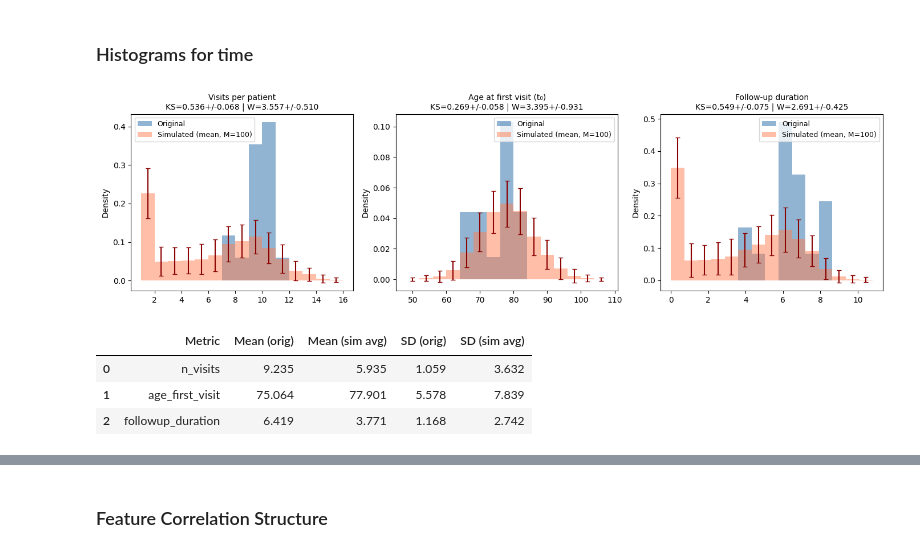
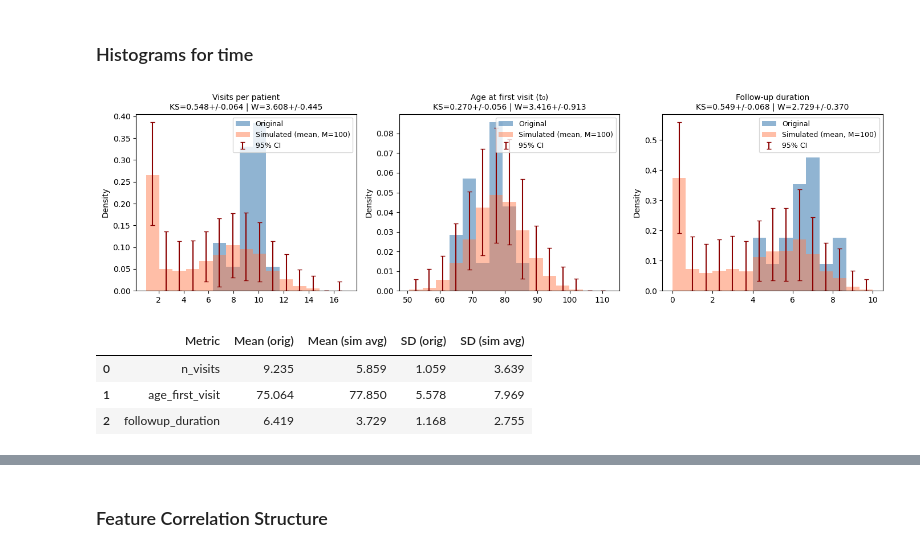
Before and after one commit to aramis-lab/leaspy, a Jupyter notebook: notebooks/2. Metrics.ipynb, the cells around one changed output, grey strips where cells are left out. Drawn from its saved outputs; the diff is of its cells as text; code cells hidden in the pictures.

Commit message:
added log rank, loading instead of fitting directly, CI instead of std, added diagnostic of 1-visit ID

```diff
--- a/notebooks/2. Metrics.ipynb
+++ b/notebooks/2. Metrics.ipynb
@@ -234,44 +232,55 @@ Trajectory RMSE per outcome: {'Y0': 0.0433, 'Y1': 0.037, 'Y2': 0.058, 'Y3': 0.06
 # %%
 
 # One row per patient — original
-surv_orig = df.drop_duplicates('ID')[['EVENT_TIME', 'EVENT_BOOL']].dropna().copy()
+# EVENT_BOOL: 0 = censored, 1 = primary event, 2 = competing event
+# KM treats competing events as censored (standard, if biased, approach)
+surv_orig = (
+    df.drop_duplicates('ID')[['EVENT_TIME', 'EVENT_BOOL']]
+    .dropna()
+    .copy()
+)
 surv_orig['event'] = (surv_orig['EVENT_BOOL'] == 1).astype(int)
 
-# Common time grid
+# Common time grid (derived from original cohort range only)
 t_min = surv_orig['EVENT_TIME'].min()
 t_max = surv_orig['EVENT_TIME'].max()
 t_grid = np.linspace(t_min, t_max, 500)
 
 # KM for original
 kmf_orig = KaplanMeierFitter()
-kmf_orig.fit(surv_orig['EVENT_TIME'], surv_orig['event'])
+kmf_orig.fit(surv_orig['EVENT_TIME'], event_observed=surv_orig['event'])
 s_orig = kmf_orig.survival_function_at_times(t_grid).values
 
-# KM for each simulation → collect survival curves on the common grid
+# KM for each simulation -> collect survival curves on the common grid
 s_sims = []
 event_rates = {k: [] for k in [0, 1, 2]}
 
 for df_s in sims:
-    surv_s = df_s.drop_duplicates('ID')[['EVENT_TIME', 'EVENT_BOOL']].dropna().copy()
+    surv_s = (
+        df_s.drop_duplicates('ID')[['EVENT_TIME', 'EVENT_BOOL']]
+        .dropna()
+        .copy()
+    )
     surv_s['event'] = (surv_s['EVENT_BOOL'] == 1).astype(int)
     kmf_s = KaplanMeierFitter()
-    kmf_s.fit(surv_s['EVENT_TIME'], surv_s['event'])
+    kmf_s.fit(surv_s['EVENT_TIME'], event_observed=surv_s['event'])
     s_sims.append(kmf_s.survival_function_at_times(t_grid).values)
     vc = surv_s['EVENT_BOOL'].value_counts(normalize=True)
     for k in [0, 1, 2]:
         event_rates[k].append(vc.get(k, 0.0))
 
-s_sims    = np.array(s_sims)          # (M, 500)
+s_sims     = np.array(s_sims)          # (M, 500)
 s_sim_mean = s_sims.mean(axis=0)
-s_sim_std  = s_sims.std(axis=0)
+s_sim_lo   = np.percentile(s_sims, 2.5, axis=0)
+s_sim_hi   = np.percentile(s_sims, 97.5, axis=0)
 
 integrated_diff = np.trapz(np.abs(s_orig - s_sim_mean), t_grid)
 
 fig, ax = plt.subplots(figsize=(8, 4))
 ax.plot(t_grid, s_orig, color='steelblue', lw=2, label='Original')
 ax.plot(t_grid, s_sim_mean, color='coral', lw=2, label=f'Simulated (mean, M={M})')
-ax.fill_between(t_grid, s_sim_mean - s_sim_std, s_sim_mean + s_sim_std,
-                alpha=0.2, color='coral', label='+/-1 SD')
+ax.fill_between(t_grid, s_sim_lo, s_sim_hi,
+                alpha=0.2, color='coral', label='95% CI')
 ax.set_title(
     f'Kaplan-Meier — primary event (competing events censored)\n'
     f'Averaged over M={M} simulations',
@@ -342,15 +423,19 @@ def visit_process_metrics_avg(df, sims):
         ax.bar(bin_centers, counts, width=np.diff(bin_edges),
                alpha=0.6, label='Original', color='steelblue')
 
-        # Per-sim density on same bins → mean +/- std
+        # Per-sim density on same bins -> mean and 95% CI
         all_densities = np.array([
             np.histogram(b, bins=bin_edges, density=True)[0] for b in b_list
         ])
         mean_d = all_densities.mean(axis=0)
-        std_d  = all_densities.std(axis=0)
+        # Clip lower CI at 0: density is non-negative by definition
+        lo_d   = np.maximum(np.percentile(all_densities, 2.5, axis=0), 0)
+        hi_d   = np.percentile(all_densities, 97.5, axis=0)
         ax.bar(bin_centers, mean_d, width=np.diff(bin_edges),
                alpha=0.5, label=f'Simulated (mean, M={len(sims)})', color='coral')
-        ax.errorbar(bin_centers, mean_d, yerr=std_d, fmt='none', color='darkred', capsize=3)
+        ax.errorbar(bin_centers, mean_d,
+                    yerr=[np.maximum(mean_d - lo_d, 0), np.maximum(hi_d - mean_d, 0)],
+                    fmt='none', color='darkred', capsize=3, label='95% CI')
 
         # Scalar metrics averaged across simulations
         ks_vals   = [ks_2samp(a, b)[0]          for b in b_list]
@@ -359,35 +444,36 @@ def visit_process_metrics_avg(df, sims):
         wass_m, wass_s = np.mean(wass_vals), np.std(wass_vals)
 
         ax.set_title(f'{title}\nKS={ks_m:.3f}+/-{ks_s:.3f} | W={wass_m:.3f}+/-{wass_s:.3f}', fontsize=10)
         ax.legend(fontsize=9)
         ax.set_ylabel('Density')
+        ax.set_ylim(bottom=0)  # density is non-negative
         metrics[title] = {
             'KS_mean': round(ks_m, 4),   'KS_std': round(ks_s, 4),
             'W_mean':  round(wass_m, 4), 'W_std':  round(wass_s, 4),
         }
 
     plt.tight_layout()
     plt.show()
 
     # Summary table
     summary = pd.DataFrame({
         'Metric':         ['n_visits', 'age_first_visit', 'followup_duration'],
         'Mean (orig)':    [n_orig.mean(),  t0_orig.mean(),  fu_orig.mean()],
         'Mean (sim avg)': [np.mean([b.mean() for b in n_per]),
                            np.mean([b.mean() for b in t0_per]),
                            np.mean([b.mean() for b in fu_per])],
         'SD (orig)':      [n_orig.std(),   t0_orig.std(),   fu_orig.std()],
         'SD (sim avg)':   [np.mean([b.std() for b in n_per]),
                            np.mean([b.std() for b in t0_per]),
                            np.mean([b.std() for b in fu_per])],
     }).round(3)
     return metrics, summary
 
 visit_metrics, visit_summary = visit_process_metrics_avg(df, sims)
 display(visit_summary)
 # %% [output]
-[figure, old version]
+[figure, new version]
 |  | Metric | Mean (orig) | Mean (sim avg) | SD (orig) | SD (sim avg) |
-| 0 | n_visits | 9.235 | 5.935 | 1.059 | 3.632 |
-| 1 | age_first_visit | 75.064 | 77.901 | 5.578 | 7.839 |
-| 2 | followup_duration | 6.419 | 3.771 | 1.168 | 2.742 |
+| 0 | n_visits | 9.235 | 5.859 | 1.059 | 3.639 |
+| 1 | age_first_visit | 75.064 | 77.850 | 5.578 | 7.969 |
+| 2 | followup_duration | 6.419 | 3.729 | 1.168 | 2.755 |
```
Also changed, not shown: parts of 9 cells of this notebook, 5 other files.
